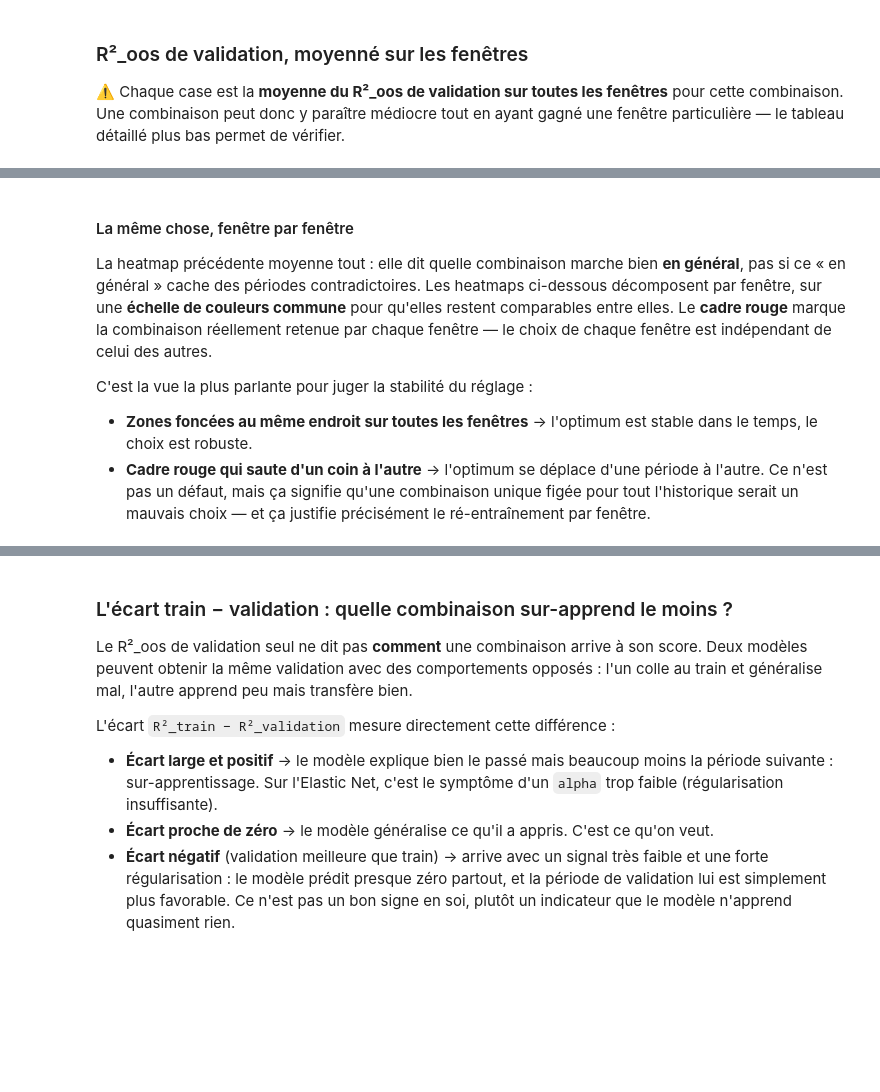
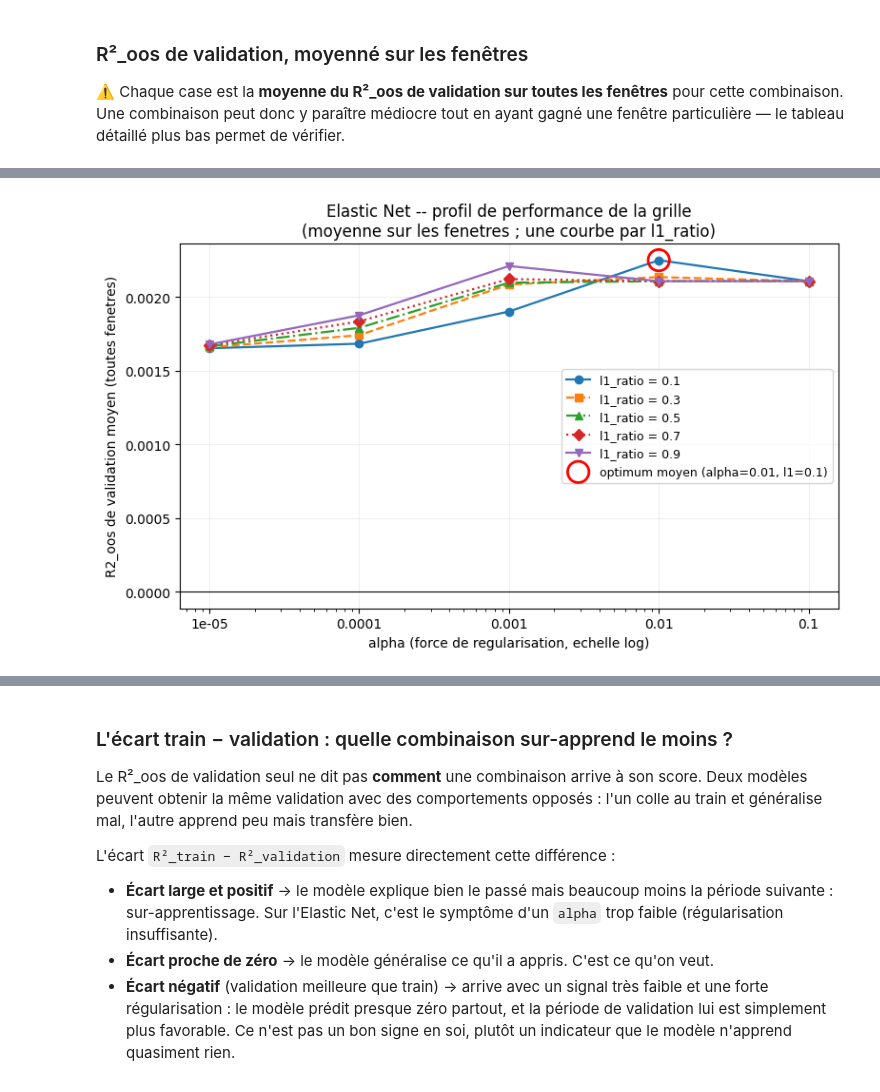
Before and after one commit to AlessioNo/Memoire, a Jupyter notebook: notebooks/05_modele_elastic_net.ipynb, the cells around one changed output, grey strips where cells are left out. Drawn from its saved outputs; the diff is of its cells as text; code cells hidden in the pictures; blank space fills up the shorter version.

```diff
--- a/notebooks/05_modele_elastic_net.ipynb
+++ b/notebooks/05_modele_elastic_net.ipynb
@@ -223,17 +176,0 @@ tracer_heatmap(pivot_validation,
-# %% [markdown]
-#### La même chose, fenêtre par fenêtre
-
-La heatmap précédente moyenne tout : elle dit quelle combinaison marche bien **en général**,
-pas si ce « en général » cache des périodes contradictoires. Les heatmaps ci-dessous
-décomposent par fenêtre, sur une **échelle de couleurs commune** pour qu'elles restent
-comparables entre elles. Le **cadre rouge** marque la combinaison réellement retenue par
-chaque fenêtre — le choix de chaque fenêtre est indépendant de celui des autres.
-
-C'est la vue la plus parlante pour juger la stabilité du réglage :
-
-- **Zones foncées au même endroit sur toutes les fenêtres** → l'optimum est stable dans le
-  temps, le choix est robuste.
-- **Cadre rouge qui saute d'un coin à l'autre** → l'optimum se déplace d'une période à
-  l'autre. Ce n'est pas un défaut, mais ça signifie qu'une combinaison unique figée pour tout
-  l'historique serait un mauvais choix — et ça justifie précisément le ré-entraînement par
-  fenêtre.
@@ -245,3 +177,33 @@ tracer_heatmaps_par_fenetre(grille, lignes='alpha', colonnes='l1_ratio',
+# %%
+profils = grille.pivot_table(index='alpha', columns='l1_ratio',
+                             values='r2_oos_validation', aggfunc='mean')
+
+STYLES = ['-o', '--s', '-.^', ':D', '-v']
+
+fig, ax = plt.subplots(figsize=(8, 5))
+for style, l1 in zip(STYLES, profils.columns):
+    ax.plot(profils.index, profils[l1], style, label=f"l1_ratio = {l1:g}",
+            linewidth=1.6, markersize=6)
+
+meilleur = profils.stack().idxmax()
+ax.scatter([meilleur[0]], [profils.loc[meilleur]], s=260, facecolors='none',
+           edgecolors='red', linewidths=2, zorder=5,
+           label=f"optimum moyen (alpha={meilleur[0]:g}, l1={meilleur[1]:g})")
+
+ax.set_xscale('log')
+ax.set_xticks(config.GRILLE_ALPHA_ELASTIC_NET)
+ax.set_xticklabels([f"{v:g}" for v in config.GRILLE_ALPHA_ELASTIC_NET])
+ax.axhline(0, color='black', linewidth=0.8)
+ax.set_xlabel("alpha (force de regularisation, echelle log)")
+ax.set_ylabel("R2_oos de validation moyen (toutes fenetres)")
+ax.set_title("Elastic Net -- profil de performance de la grille\n"
+             "(moyenne sur les fenetres ; une courbe par l1_ratio)")
+ax.legend(fontsize=9)
+ax.grid(alpha=0.25, linewidth=0.6)
+plt.tight_layout()
+plt.show()
+# %% [output]
+[figure, added]
 # %%
 resume_grille = (grille.groupby(['alpha', 'l1_ratio'])
                  .agg(r2_train=('r2_oos_train', 'mean'),
```
Also changed, not shown: parts of 25 cells of this notebook, 5 other files.
